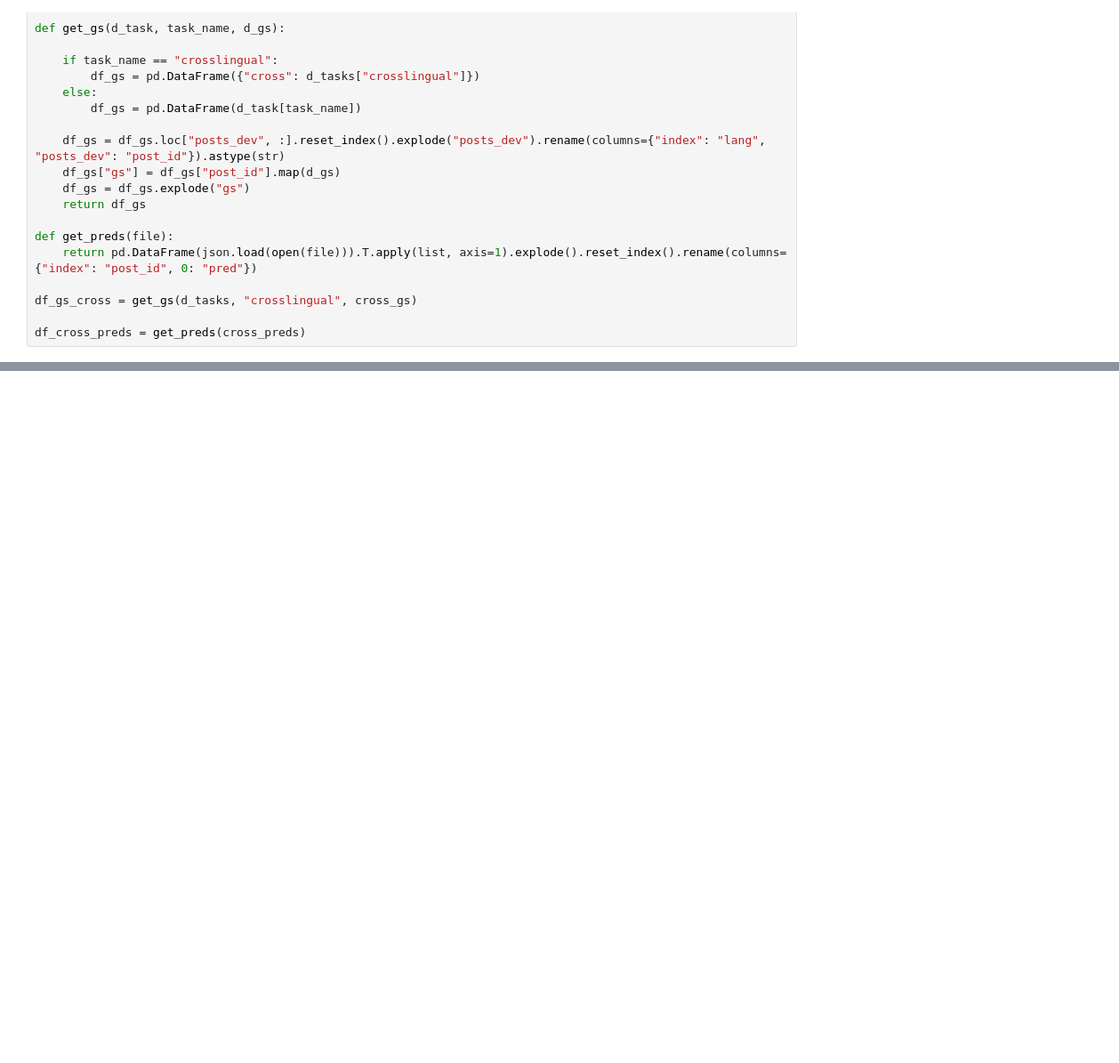
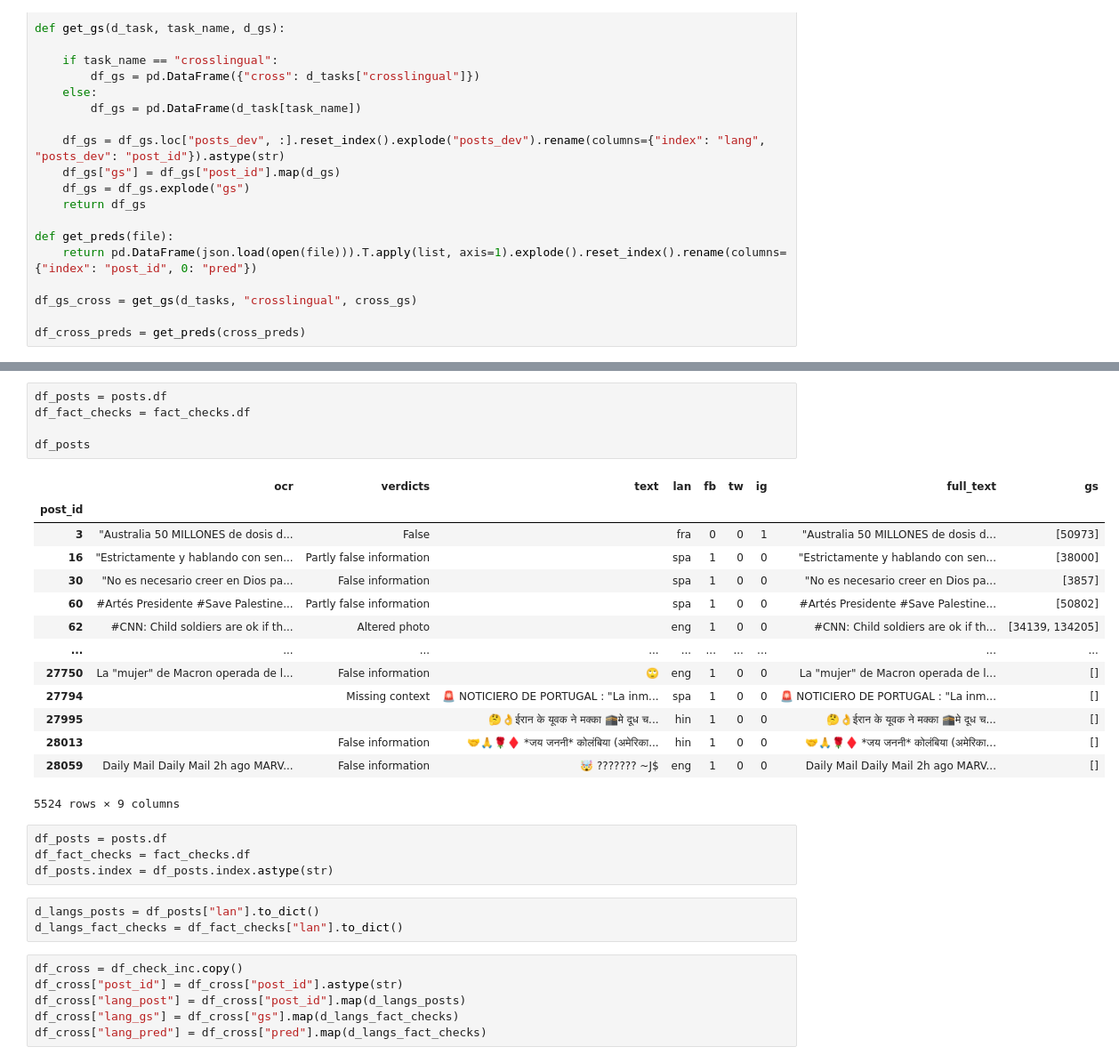
Before and after one commit to BecTome/semeval25-FactCheckedClaimRetrieval, a Jupyter notebook: nbs/error_analysis/cross-lingual.ipynb, the cells around one changed output, grey strips where cells are left out. Shown at 89% size. Saved outputs shown, nothing was run; the diff lists cells and outputs as text; blank space fills up the shorter version.

```diff
--- a/nbs/error_analysis/cross-lingual.ipynb
+++ b/nbs/error_analysis/cross-lingual.ipynb
@@ -32,3 +81,36 @@ df_cross_preds = get_preds(cross_preds)
+# %%
+df_posts = posts.df
+df_fact_checks = fact_checks.df
+
+df_posts
+# %% [output]
+|  | ocr | verdicts | text | lan | fb | tw | ig | full_text | gs |
+| post_id |  |  |  |  |  |  |  |  |  |
+| 3 | "Australia 50 MILLONES de dosis d... | False |  | fra | 0 | 0 | 1 | "Australia 50 MILLONES de dosis d... | [50973] |
+| 16 | "Estrictamente y hablando con sen... | Partly false information |  | spa | 1 | 0 | 0 | "Estrictamente y hablando con sen... | [38000] |
+| 30 | "No es necesario creer en Dios pa... | False information |  | spa | 1 | 0 | 0 | "No es necesario creer en Dios pa... | [3857] |
+| 60 | #Artés Presidente #Save Palestine... | Partly false information |  | spa | 1 | 0 | 0 | #Artés Presidente #Save Palestine... | [50802] |
+| 62 | #CNN: Child soldiers are ok if th... | Altered photo |  | eng | 1 | 0 | 0 | #CNN: Child soldiers are ok if th... | [34139, 134205] |
+| ... | ... | ... | ... | ... | ... | ... | ... | ... | ... |
+| 27750 | La "mujer" de Macron operada de l... | False information | 🙄 | eng | 1 | 0 | 0 | La "mujer" de Macron operada de l... | [] |
+| 27794 |  | Missing context | 🚨 NOTICIERO DE PORTUGAL : "La inm... | spa | 1 | 0 | 0 | 🚨 NOTICIERO DE PORTUGAL : "La inm... | [] |
+| 27995 |  |  | 🤔👌ईरान के यूवक ने मक्का 🕋मे दूध च... | hin | 1 | 0 | 0 | 🤔👌ईरान के यूवक ने मक्का 🕋मे दूध च... | [] |
+| 28013 |  | False information | 🤝🙏🌹♦️ *जय जननी* कोलंबिया (अमेरिका... | hin | 1 | 0 | 0 | 🤝🙏🌹♦️ *जय जननी* कोलंबिया (अमेरिका... | [] |
+| 28059 | Daily Mail Daily Mail 2h ago MARV... | False information | 🤯 ??????? ~J$ | eng | 1 | 0 | 0 | Daily Mail Daily Mail 2h ago MARV... | [] |
+5524 rows × 9 columns
+# %%
+df_posts = posts.df
+df_fact_checks = fact_checks.df
+df_posts.index = df_posts.index.astype(str)
+# %%
+d_langs_posts = df_posts["lan"].to_dict()
+d_langs_fact_checks = df_fact_checks["lan"].to_dict()
+# %%
+df_cross = df_check_inc.copy()
+df_cross["post_id"] = df_cross["post_id"].astype(str)
+df_cross["lang_post"] = df_cross["post_id"].map(d_langs_posts)
+df_cross["lang_gs"] = df_cross["gs"].map(d_langs_fact_checks)
+df_cross["lang_pred"] = df_cross["pred"].map(d_langs_fact_checks)
 # %%
 df_cross
 # %% [output]
```
Also changed, not shown: parts of 6 cells of this notebook, 2 other files.
